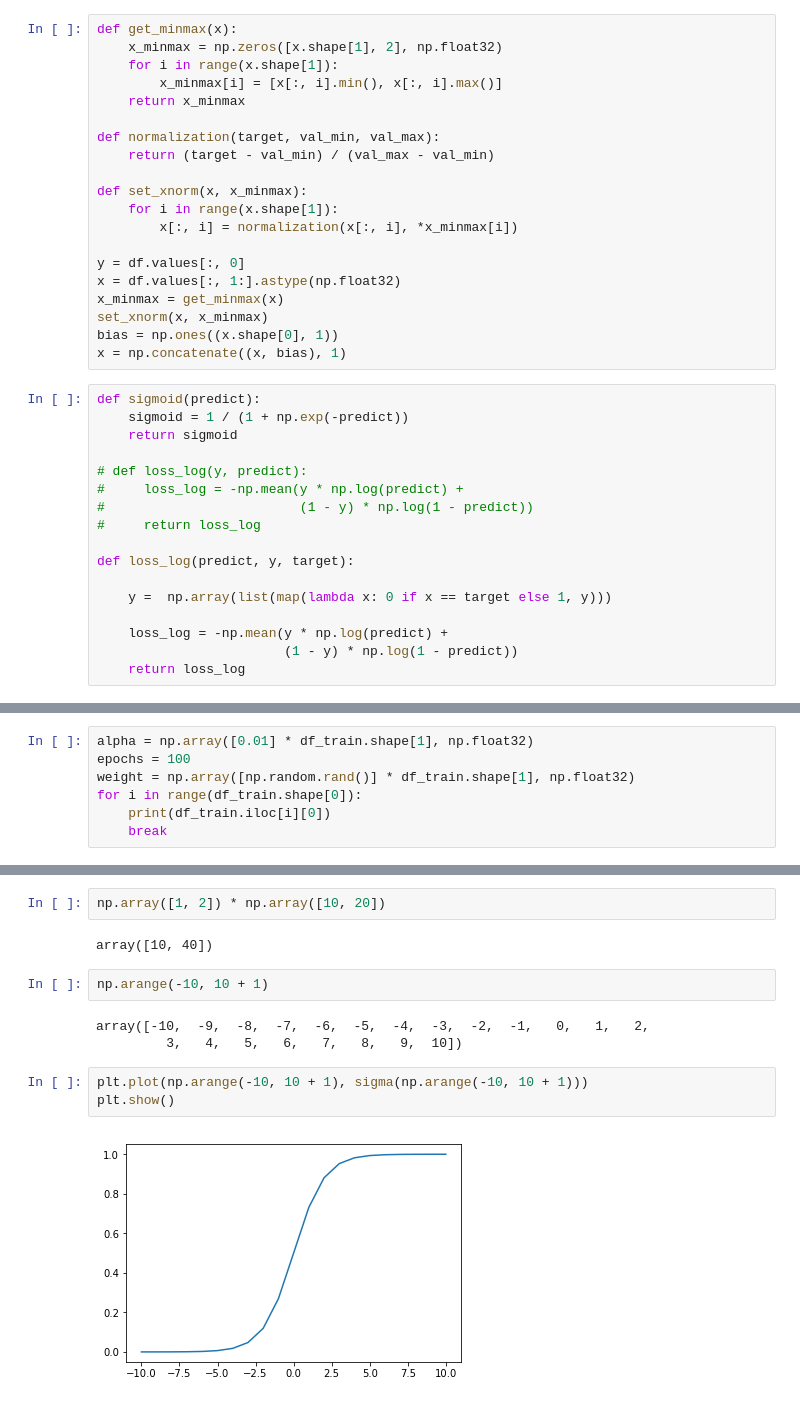
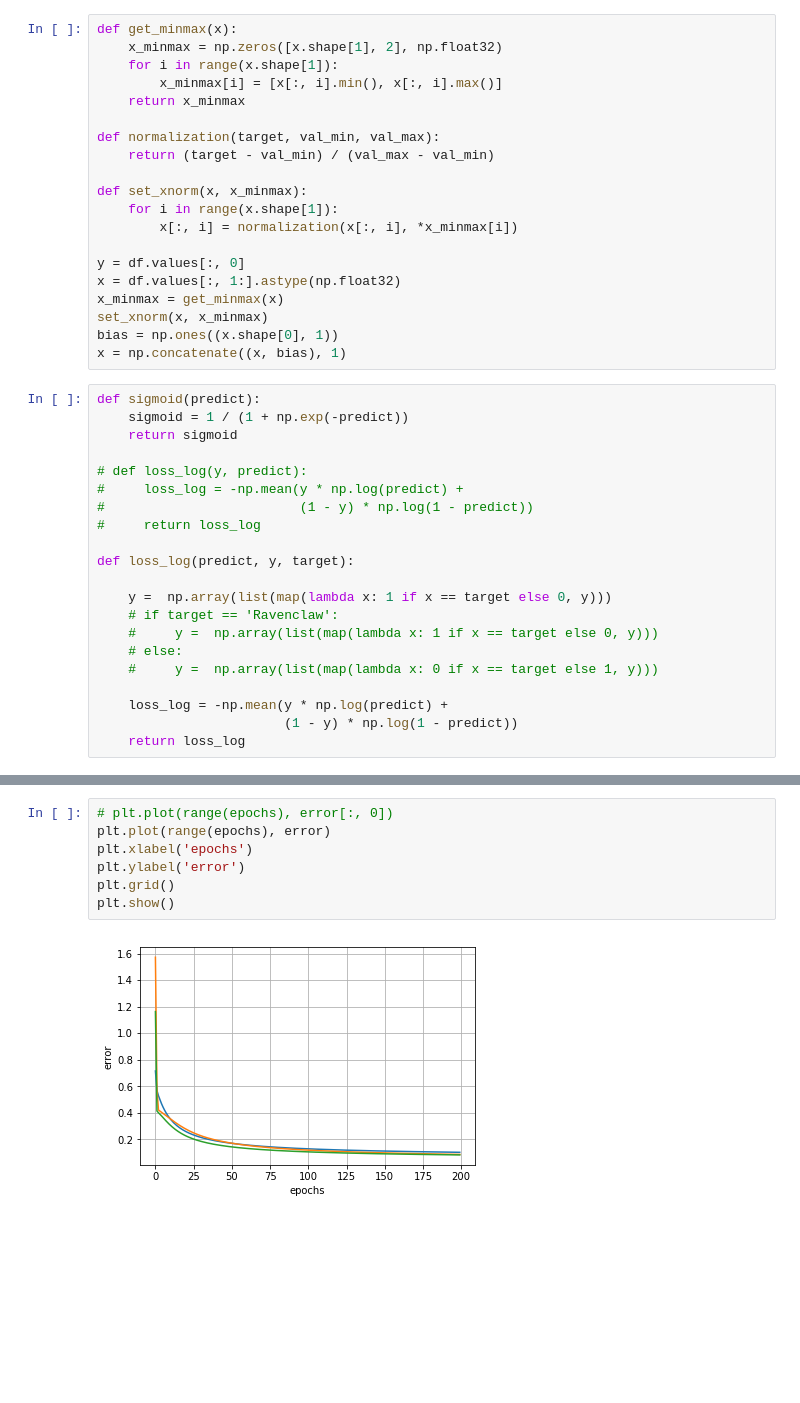
Before and after one commit to Sladge17/logistic_regression, a Jupyter notebook: logreg_train.ipynb, the cells around one changed output, grey strips where cells are left out. Cells and saved outputs as stored; diff of their text form; blank space fills up the shorter version.

Commit message:
add train multiclass

```diff
--- a/logreg_train.ipynb
+++ b/logreg_train.ipynb
@@ -63,7 +67,11 @@ def sigmoid(predict):
 
 def loss_log(predict, y, target):
 
-    y =  np.array(list(map(lambda x: 0 if x == target else 1, y)))
+    y =  np.array(list(map(lambda x: 1 if x == target else 0, y)))
+    # if target == 'Ravenclaw':
+    #     y =  np.array(list(map(lambda x: 1 if x == target else 0, y)))
+    # else:
+    #     y =  np.array(list(map(lambda x: 0 if x == target else 1, y)))
 
     loss_log = -np.mean(y * np.log(predict) +
                         (1 - y) * np.log(1 - predict))
@@ -114,7 +131,0 @@ IndentationError: unindent does not match any outer indentation level (<ipython-
-# %%
-alpha = np.array([0.01] * df_train.shape[1], np.float32)
-epochs = 100
-weight = np.array([np.random.rand()] * df_train.shape[1], np.float32)
-for i in range(df_train.shape[0]):
-    print(df_train.iloc[i][0])
-    break
@@ -163,14 +132,9 @@ print(ar)
-# %%
-np.array([1, 2]) * np.array([10, 20])
-# %% [output]
-array([10, 40])
-# %%
-np.arange(-10, 10 + 1)
-# %% [output]
-array([-10,  -9,  -8,  -7,  -6,  -5,  -4,  -3,  -2,  -1,   0,   1,   2,
-         3,   4,   5,   6,   7,   8,   9,  10])
-# %%
-plt.plot(np.arange(-10, 10 + 1), sigma(np.arange(-10, 10 + 1)))
-plt.show()
-# %% [output]
-[figure, removed]
+# %%
+# plt.plot(range(epochs), error[:, 0])
+plt.plot(range(epochs), error)
+plt.xlabel('epochs')
+plt.ylabel('error')
+plt.grid()
+plt.show()
+# %% [output]
+[figure, added]
```
Also changed, not shown: parts of 10 cells of this notebook, 3 other files.
